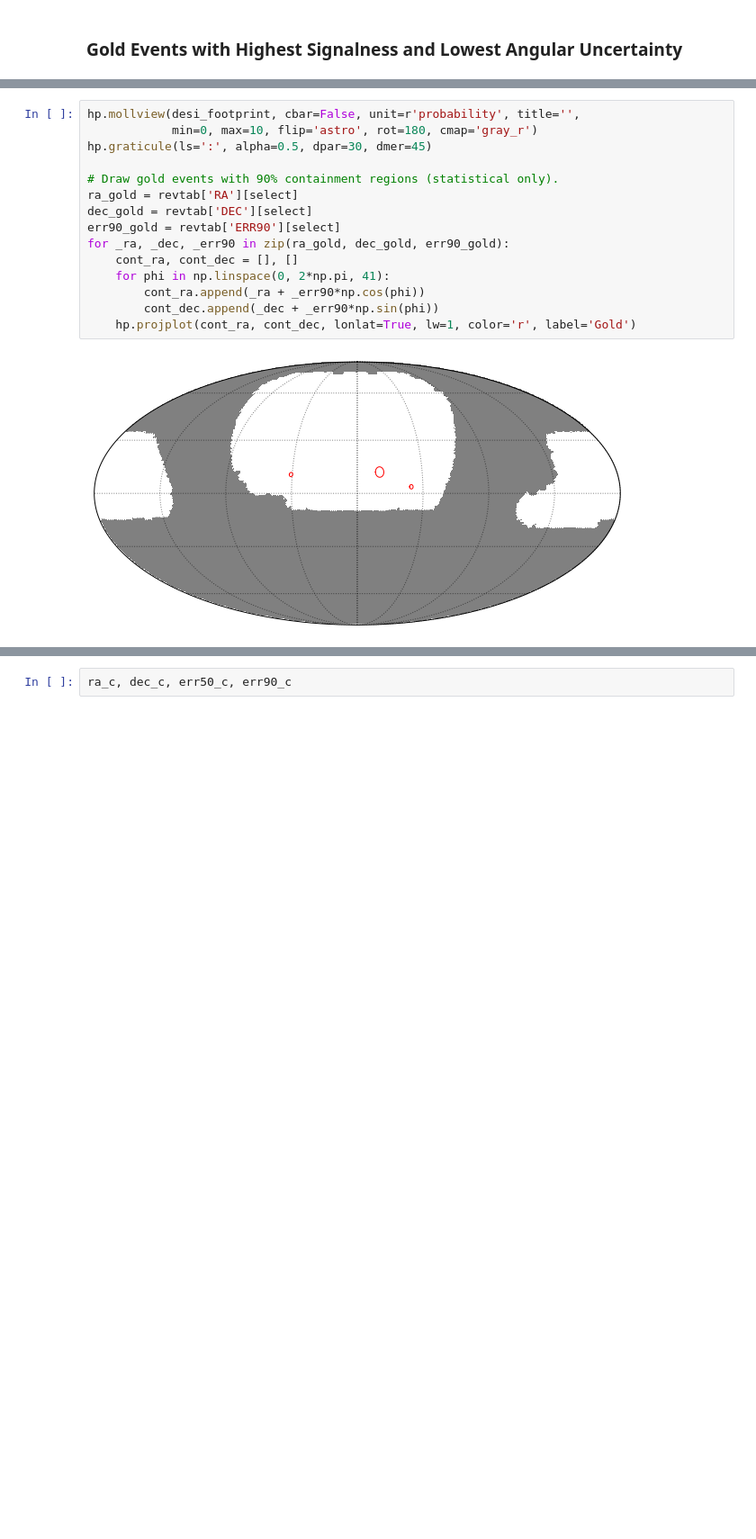
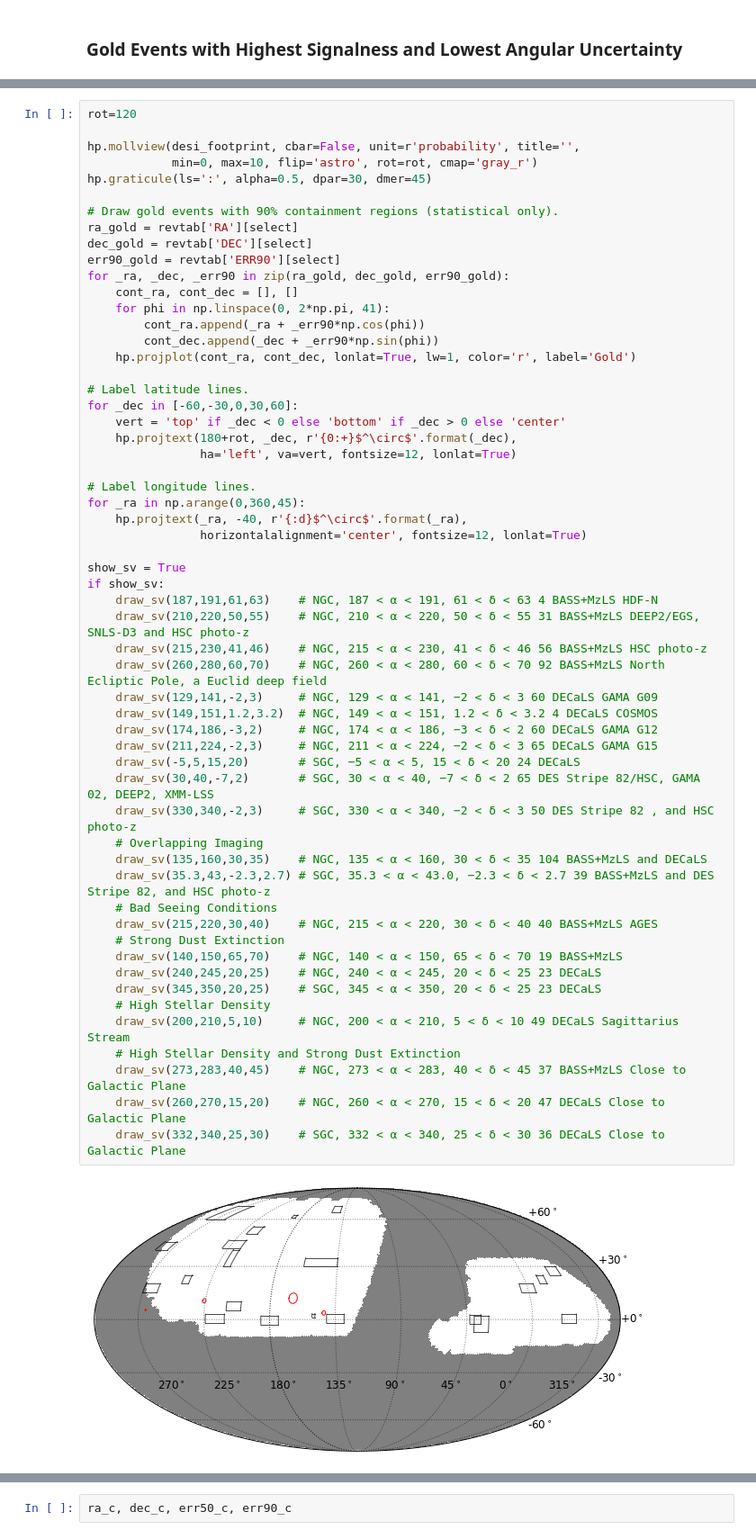
Before and after one commit to desihub/timedomain, a Jupyter notebook: nutarget/amon_icecube_astrotrack.ipynb, the cells around one changed output, grey strips where cells are left out. Shown at 90% size. Drawn from its saved outputs; the diff is of its cells as text; blank space fills up the shorter version.

```diff
--- a/nutarget/amon_icecube_astrotrack.ipynb
+++ b/nutarget/amon_icecube_astrotrack.ipynb
@@ -273,17 +299,59 @@ Table length=3
 # %%
+rot=120
+
 hp.mollview(desi_footprint, cbar=False, unit=r'probability', title='',
-            min=0, max=10, flip='astro', rot=180, cmap='gray_r')
+            min=0, max=10, flip='astro', rot=rot, cmap='gray_r')
 hp.graticule(ls=':', alpha=0.5, dpar=30, dmer=45)
 
 # Draw gold events with 90% containment regions (statistical only).
 ra_gold = revtab['RA'][select]
 dec_gold = revtab['DEC'][select]
 err90_gold = revtab['ERR90'][select]
 for _ra, _dec, _err90 in zip(ra_gold, dec_gold, err90_gold):
     cont_ra, cont_dec = [], []
     for phi in np.linspace(0, 2*np.pi, 41):
         cont_ra.append(_ra + _err90*np.cos(phi))
         cont_dec.append(_dec + _err90*np.sin(phi))
     hp.projplot(cont_ra, cont_dec, lonlat=True, lw=1, color='r', label='Gold')
+
+# Label latitude lines.
+for _dec in [-60,-30,0,30,60]:
+    vert = 'top' if _dec < 0 else 'bottom' if _dec > 0 else 'center'
+    hp.projtext(180+rot, _dec, r'{0:+}$^\circ$'.format(_dec),
+                ha='left', va=vert, fontsize=12, lonlat=True)
+
+# Label longitude lines.
+for _ra in np.arange(0,360,45):
+    hp.projtext(_ra, -40, r'{:d}$^\circ$'.format(_ra),
+                horizontalalignment='center', fontsize=12, lonlat=True)
+
+show_sv = True
+if show_sv:
+    draw_sv(187,191,61,63)    # NGC, 187 < α < 191, 61 < δ < 63 4 BASS+MzLS HDF-N
+    draw_sv(210,220,50,55)    # NGC, 210 < α < 220, 50 < δ < 55 31 BASS+MzLS DEEP2/EGS, SNLS-D3 and HSC photo-z
+    draw_sv(215,230,41,46)    # NGC, 215 < α < 230, 41 < δ < 46 56 BASS+MzLS HSC photo-z
+    draw_sv(260,280,60,70)    # NGC, 260 < α < 280, 60 < δ < 70 92 BASS+MzLS North Ecliptic Pole, a Euclid deep field
+    draw_sv(129,141,-2,3)     # NGC, 129 < α < 141, −2 < δ < 3 60 DECaLS GAMA G09
+    draw_sv(149,151,1.2,3.2)  # NGC, 149 < α < 151, 1.2 < δ < 3.2 4 DECaLS COSMOS
+    draw_sv(174,186,-3,2)     # NGC, 174 < α < 186, −3 < δ < 2 60 DECaLS GAMA G12
+    draw_sv(211,224,-2,3)     # NGC, 211 < α < 224, −2 < δ < 3 65 DECaLS GAMA G15
+    draw_sv(-5,5,15,20)       # SGC, −5 < α < 5, 15 < δ < 20 24 DECaLS
+    draw_sv(30,40,-7,2)       # SGC, 30 < α < 40, −7 < δ < 2 65 DES Stripe 82/HSC, GAMA 02, DEEP2, XMM-LSS
+    draw_sv(330,340,-2,3)     # SGC, 330 < α < 340, −2 < δ < 3 50 DES Stripe 82 , and HSC photo-z
+    # Overlapping Imaging
+    draw_sv(135,160,30,35)    # NGC, 135 < α < 160, 30 < δ < 35 104 BASS+MzLS and DECaLS
+    draw_sv(35.3,43,-2.3,2.7) # SGC, 35.3 < α < 43.0, −2.3 < δ < 2.7 39 BASS+MzLS and DES Stripe 82, and HSC photo-z
+    # Bad Seeing Conditions
+    draw_sv(215,220,30,40)    # NGC, 215 < α < 220, 30 < δ < 40 40 BASS+MzLS AGES
+    # Strong Dust Extinction
+    draw_sv(140,150,65,70)    # NGC, 140 < α < 150, 65 < δ < 70 19 BASS+MzLS
+    draw_sv(240,245,20,25)    # NGC, 240 < α < 245, 20 < δ < 25 23 DECaLS
+    draw_sv(345,350,20,25)    # SGC, 345 < α < 350, 20 < δ < 25 23 DECaLS
+    # High Stellar Density
+    draw_sv(200,210,5,10)     # NGC, 200 < α < 210, 5 < δ < 10 49 DECaLS Sagittarius Stream
+    # High Stellar Density and Strong Dust Extinction
+    draw_sv(273,283,40,45)    # NGC, 273 < α < 283, 40 < δ < 45 37 BASS+MzLS Close to Galactic Plane
+    draw_sv(260,270,15,20)    # NGC, 260 < α < 270, 15 < δ < 20 47 DECaLS Close to Galactic Plane
+    draw_sv(332,340,25,30)    # SGC, 332 < α < 340, 25 < δ < 30 36 DECaLS Close to Galactic Plane
 # %% [output]
-[figure, old version]
+[figure, new version]
```
Also changed, not shown: parts of 24 cells of this notebook, 1 other file.
